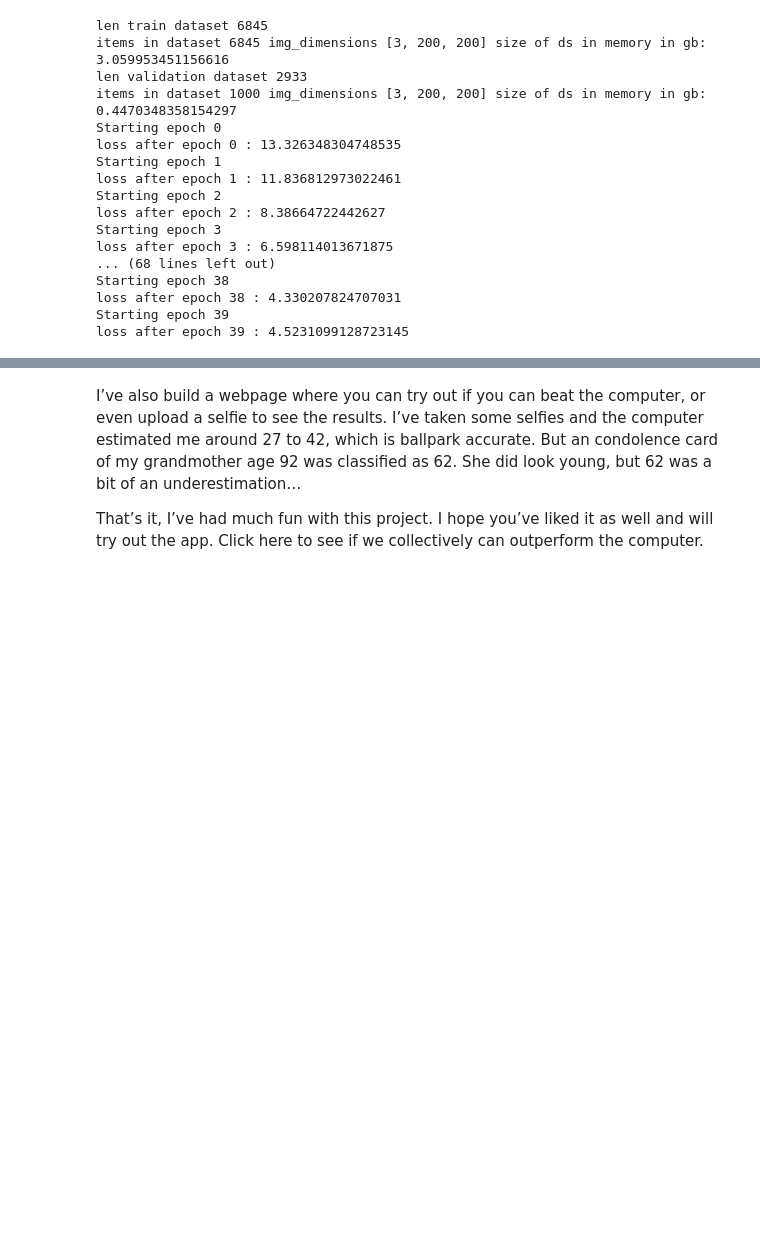
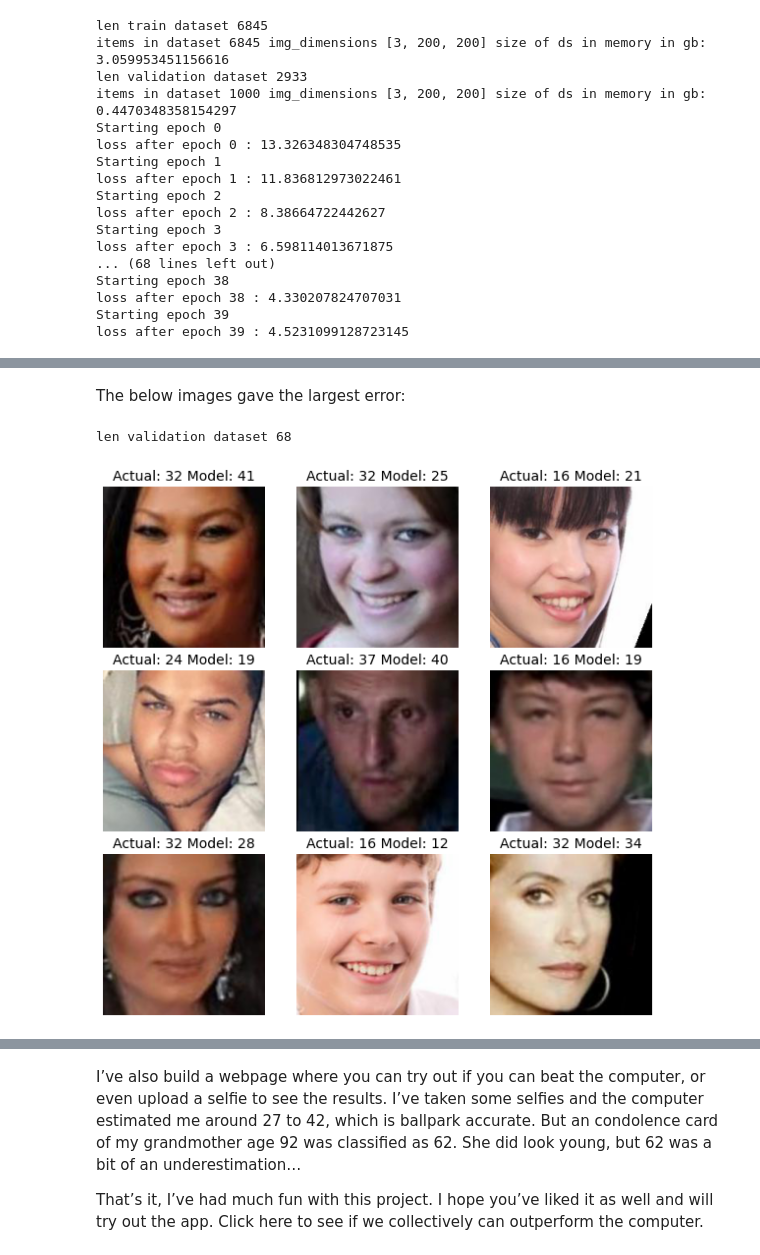
Before and after one commit to jvanelteren/age_prediction, a Jupyter notebook: 2020-11-11-age_pure_pytorch.ipynb, the cells around one changed output, grey strips where cells are left out. Saved outputs shown, nothing was run; the diff lists cells and outputs as text; code cells hidden in the pictures; blank space fills up the shorter version.

```diff
--- a/2020-11-11-age_pure_pytorch.ipynb
+++ b/2020-11-11-age_pure_pytorch.ipynb
@@ -347,12 +344,10 @@ def plot_top_losses(df):
         # x,y = Ageset('data/face_age')[i]
         pred = int(df.iloc[i]['pred']) #model(x)
         actual  = df.iloc[i]['actual']
-        human = '?'
         a.set_ylabel('44')
         a.imshow(val_set.show_image(df.iloc[i].name))
-        a.set_title('#'+ str(df.iloc[i].name) + ' Actual: ' + str(actual), size=14)
-        a.text(0,0, str(human), ha='right', size=14)
-        a.text(200,0, str(pred), size=14)
+        a.set_title('Actual: ' + str(actual) + ' Model: ' + str(pred), size=14)
+        # a.text(200,0, str(pred), size=14)
         a.axis('off')
     plt.subplots_adjust(wspace=0.2, hspace=0.1)
 model = AgeResnet()
@@ -417,0 +388,8 @@ plt.scatter(group.index, group['loss']['count'], s=1)
+# %% [markdown]
+The below images gave the largest error:
+# %%
+# hide_input
+plot_top_losses(df)
+# %% [output]
+len validation dataset 68
+[figure, added]
```
Also changed, not shown: parts of 19 cells of this notebook.
